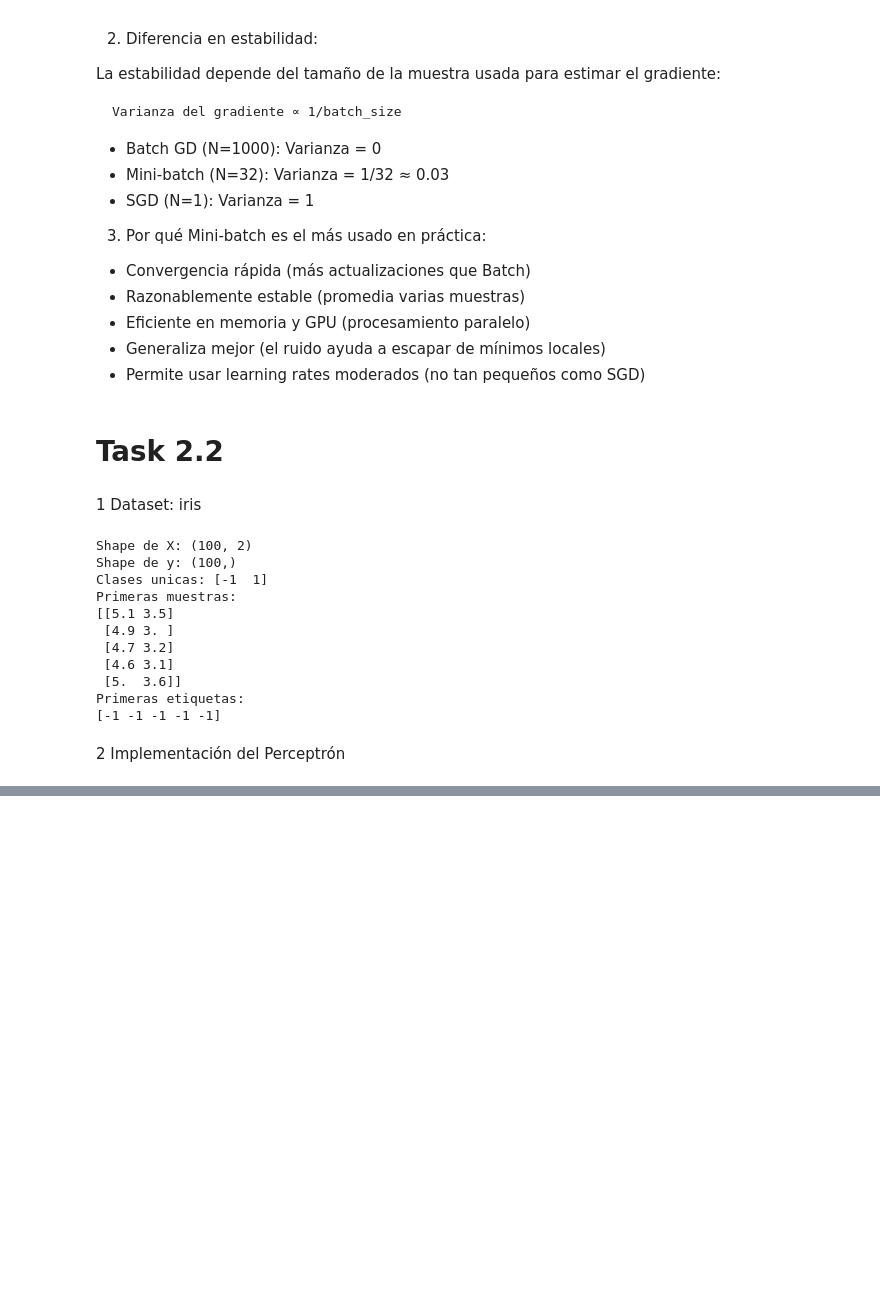
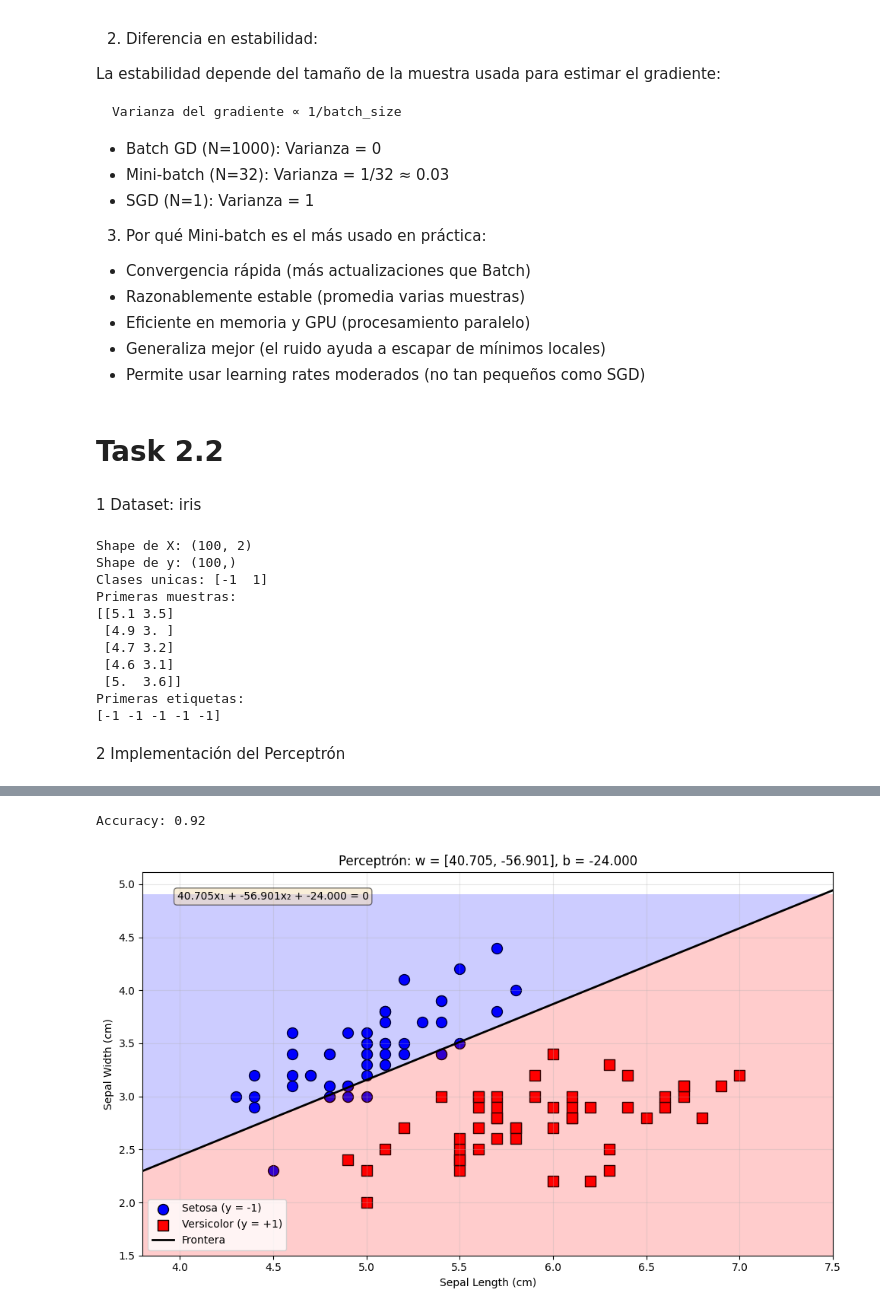
Before and after one commit to Branuvg/AI_LAB4, a Jupyter notebook: task2.ipynb, the cells around one changed output, grey strips where cells are left out. Cells and saved outputs as stored; diff of their text form; code cells hidden in the pictures; blank space fills up the shorter version.

Commit message:
Task2.3 mets and graph - train model, weights and ec, graph, accuracy

```diff
--- a/task2.ipynb
+++ b/task2.ipynb
@@ -737,0 +740,7 @@ class Perceptron:
+# %%
+# entrenar el modelo
+
+perceptron = Perceptron(learning_rate=0.5, n_epochs=100)
+
+print("ENTRENANDO PERCEPTRON")
+perceptron.fit(X, y)
@@ -737,0 +764,68 @@ class Perceptron:
+# %%
+# evaluar
+y_pred = perceptron.predict(X)
+accuracy = np.mean(y_pred == y)
+
+print(f"Accuracy: {accuracy}")
+# %% [output]
+Accuracy: 0.92
+# %%
+# Frontera de Decisión: Grafique los puntos de datos
+
+def plot_decision_boundary(X, y, perceptron):
+    plt.figure(figsize=(10, 6))
+
+    # Graficar puntos de datos por clase
+    X_class_neg = X[y == -1]  # Setosa
+    X_class_pos = X[y == 1]   # Versicolor
+
+    plt.scatter(X_class_neg[:, 0], X_class_neg[:, 1],
+                color='blue', marker='o', s=100,
+                label='Setosa (y = -1)', edgecolors='black')
+
+    plt.scatter(X_class_pos[:, 0], X_class_pos[:, 1],
+                color='red', marker='s', s=100,
+                label='Versicolor (y = +1)', edgecolors='black')
+
+    # Calcular y graficar la linea de la frontera w₁x₁ + w₂x₂ + b = 0
+    x1_min, x1_max = X[:, 0].min() - 0.5, X[:, 0].max() + 0.5
+    x1_line = np.linspace(x1_min, x1_max, 100)
+
+    # ec: x2 = -(w1/w2)x1 - (b/w2)
+    w1, w2 = perceptron.w
+    b = perceptron.b
+    x2_line = -(w1 / w2) * x1_line - (b / w2)
+
+    plt.plot(x1_line, x2_line, 'k-', linewidth=2, label='Frontera')
+
+    # Sombrear las regiones de decisión
+    x1_mesh = np.linspace(x1_min, x1_max, 300)
+    x2_mesh = np.linspace(X[:, 1].min() - 0.5, X[:, 1].max() + 0.5, 300)
+    X1_mesh, X2_mesh = np.meshgrid(x1_mesh, x2_mesh)
+
+    # Predecir sobre la malla de puntos
+    X_mesh = np.c_[X1_mesh.ravel(), X2_mesh.ravel()]
+    y_mesh = perceptron.predict(X_mesh).reshape(X1_mesh.shape)
+
+    plt.contourf(X1_mesh, X2_mesh, y_mesh, alpha=0.2,
+                 levels=[-1, 0, 1], colors=['blue', 'red'])
+
+    # Etiquetas y formato final
+    plt.xlabel('Sepal Length (cm)')
+    plt.ylabel('Sepal Width (cm)')
+    plt.title(f'Perceptrón: w = [{w1:.3f}, {w2:.3f}], b = {b:.3f}')
+    plt.legend(loc='best')
+    plt.grid(True, alpha=0.3)
+
+    # Mostrar la ec
+    eq_text = f'{w1:.3f}x₁ + {w2:.3f}x₂ + {b:.3f} = 0'
+    plt.text(0.05, 0.95, eq_text, transform=plt.gca().transAxes,
+             bbox=dict(boxstyle='round', facecolor='wheat', alpha=0.5),
+             verticalalignment='top')
+
+    plt.tight_layout()
+    plt.show()
+
+plot_decision_boundary(X, y, perceptron)
+# %% [output]
+[figure, added]
```
Also changed, not shown: parts of 3 cells of this notebook.
